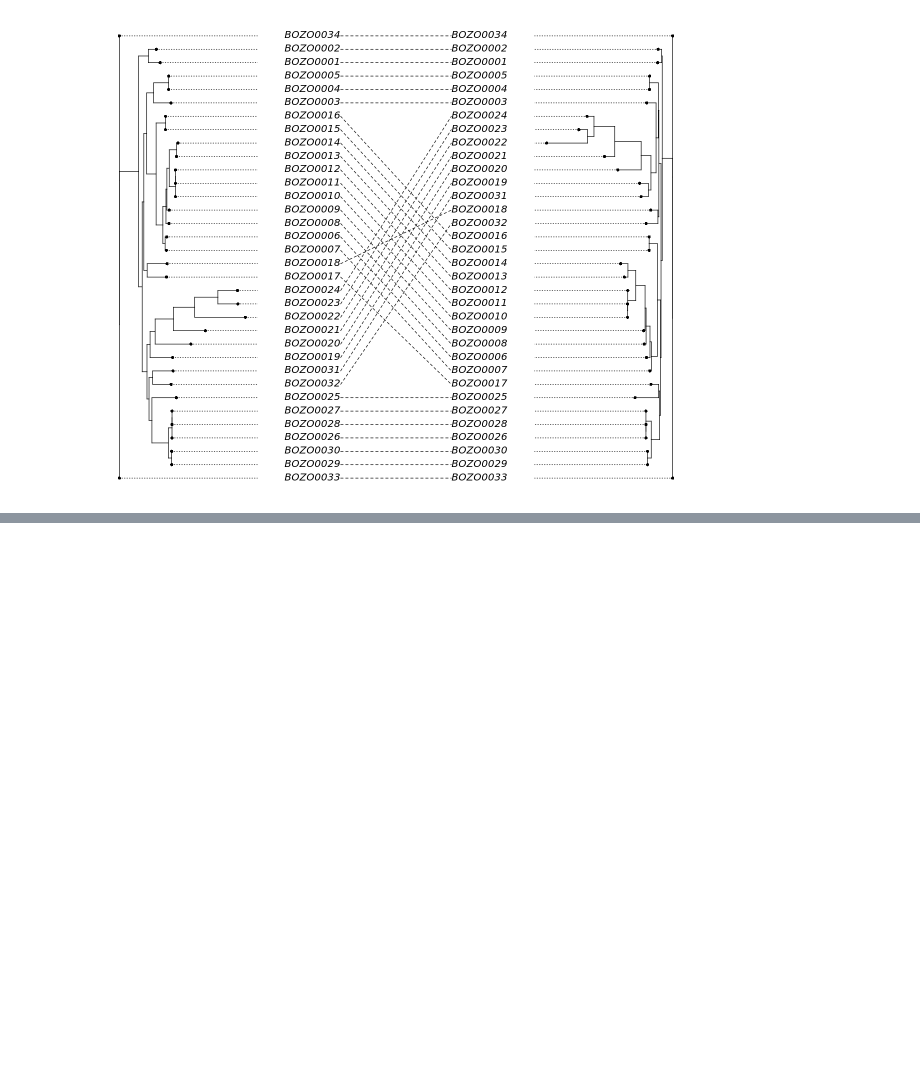
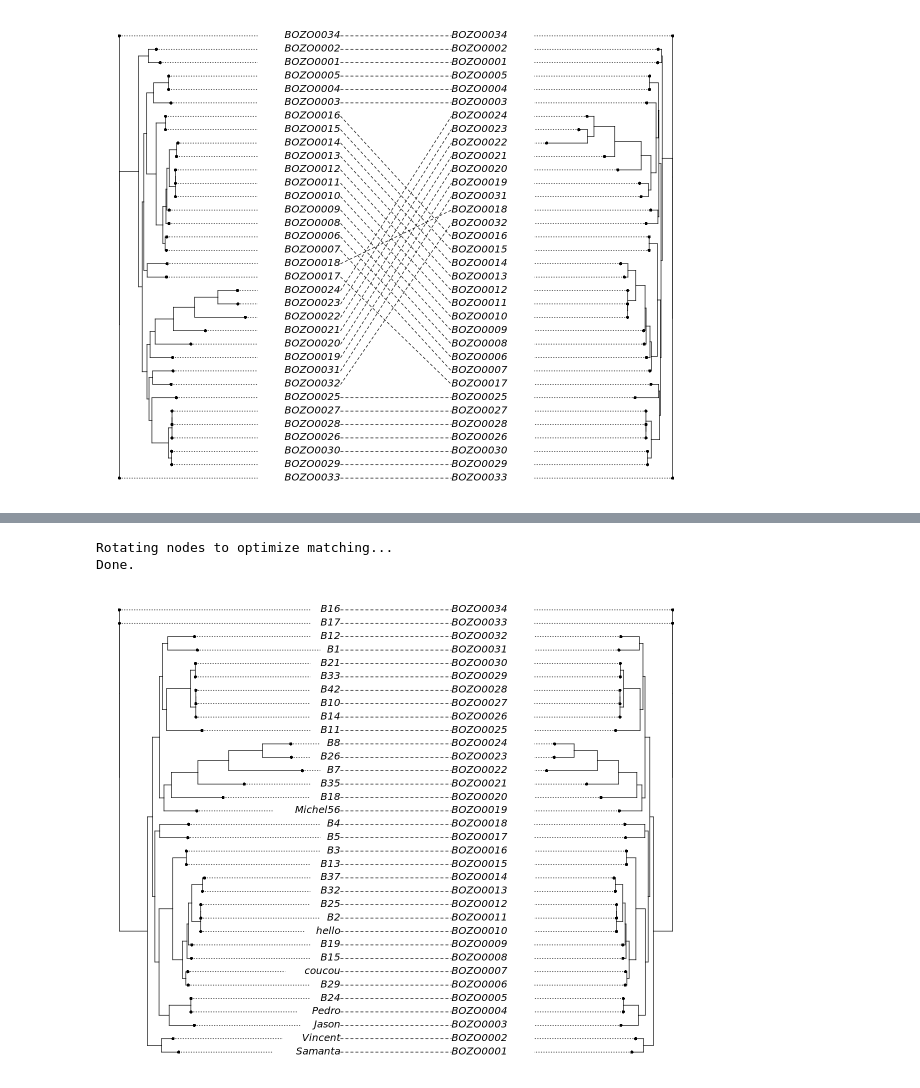
Before and after one commit to apetkau/CoreSimul, a Jupyter notebook: compare-trees.ipynb, the cells around one changed output, grey strips where cells are left out. Drawn from its saved outputs; the diff is of its cells as text; code cells hidden in the pictures; blank space fills up the shorter version.

```diff
--- a/compare-trees.ipynb
+++ b/compare-trees.ipynb
@@ -41,3 +39,10 @@ plot(cophylo(t_orig, t_new, rotate=TRUE))
 Rotating nodes to optimize matching...
 Done.
 [figure]
+# %%
+tip_association <- read.table("test/names.txt")
+tip_association["tmp"] <- tip_association[,1]
+tip_association["V1"] <- tip_association["V2"]
+tip_association["V2"] <- tip_association["tmp"]
+tip_association["tmp"] <- NULL
+tip_association
@@ -43,0 +69,6 @@ Done.
+# %%
+plot(cophylo(t_orig, t_renamed, rotate=TRUE, assoc=tip_association))
+# %% [output]
+Rotating nodes to optimize matching...
+Done.
+[figure, added]
```
Also changed, not shown: parts of 5 cells of this notebook.
